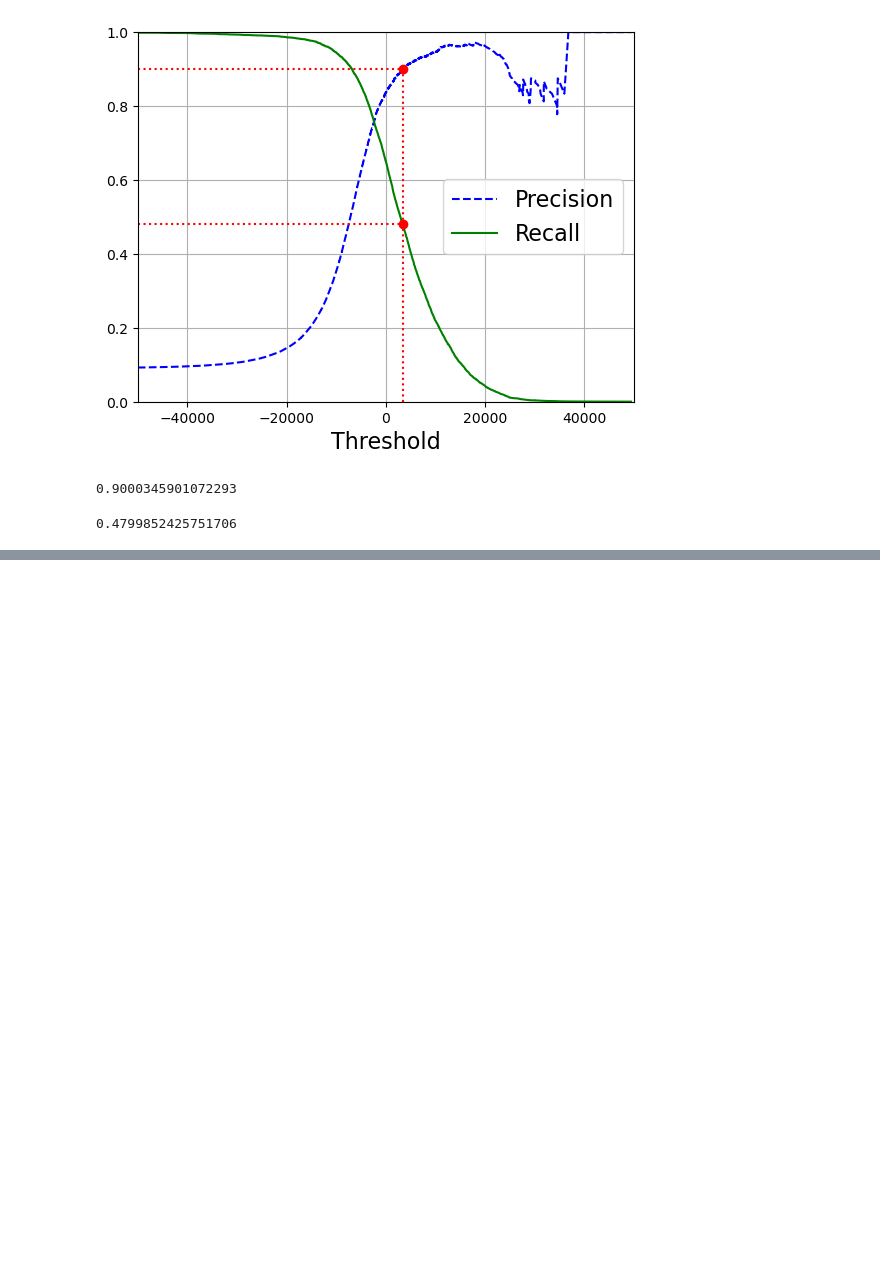
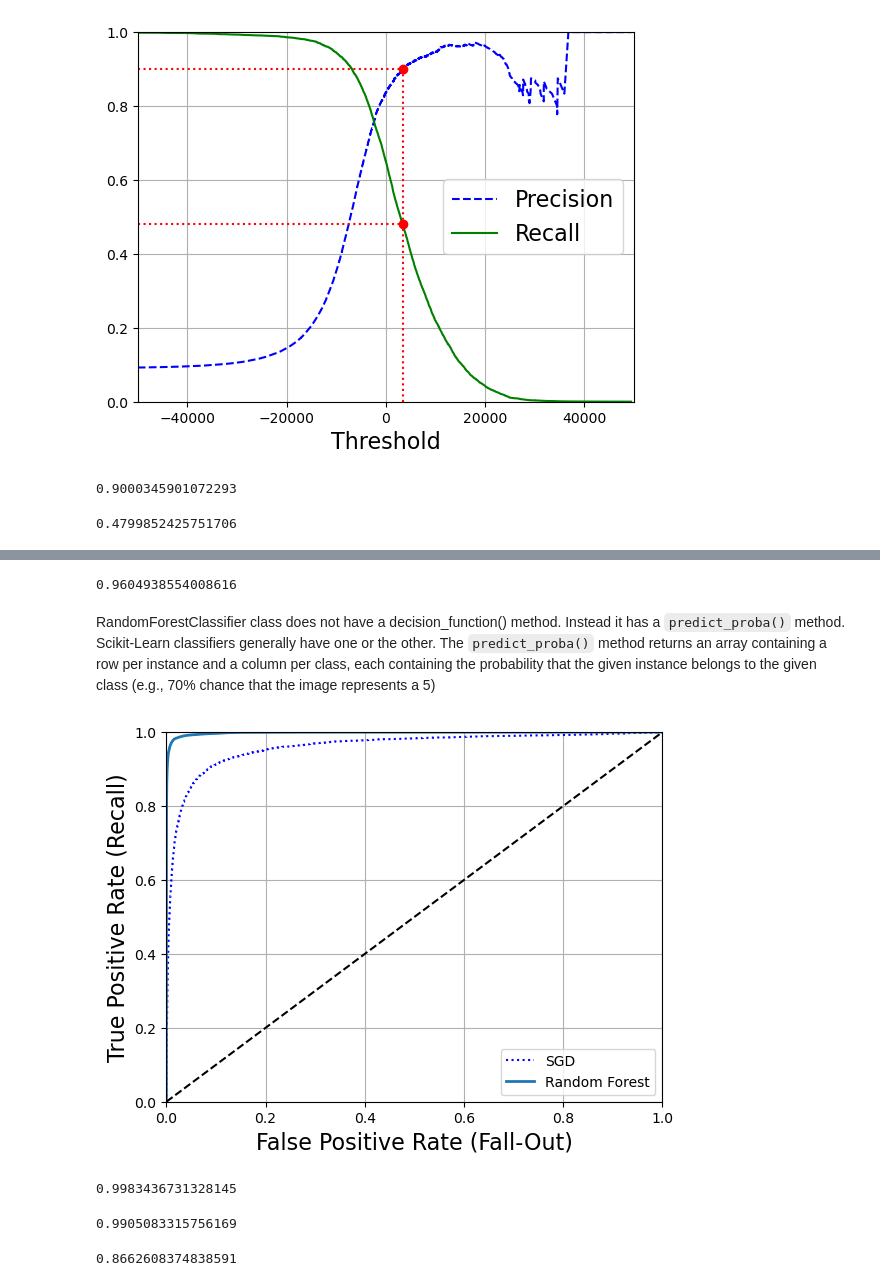
Before and after one commit to anhdo1896/UMLT, a Jupyter notebook: TextBook/Chapter_3/classifiactions.ipynb, the cells around one changed output, grey strips where cells are left out. Saved outputs shown, nothing was run; the diff lists cells and outputs as text; code cells hidden in the pictures; blank space fills up the shorter version.

```diff
--- a/TextBook/Chapter_3/classifiactions.ipynb
+++ b/TextBook/Chapter_3/classifiactions.ipynb
@@ -227,0 +255,36 @@ TNR is also called specificity. Hence the ROC curve plots sensitivity (recall) v
+# %%
+from sklearn.metrics import roc_auc_score
+
+roc_auc_score(y_train_5, y_scores)
+# %% [output]
+0.9604938554008616
+# %% [markdown]
+RandomForestClassifier class does not have a decision_function() method. Instead it has a `predict_proba()` method. Scikit-Learn classifiers generally have one or the other. The `predict_proba()` method returns an array containing a row per instance and a column per class, each containing the probability that the given instance belongs to the given class (e.g., 70% chance that the image represents a 5)
+# %%
+from sklearn.ensemble import RandomForestClassifier
+
+forest_clf = RandomForestClassifier(random_state=42)
+y_probas_forest = cross_val_predict(forest_clf, X_train, y_train_5, cv=3, method="predict_proba")
+# %%
+y_scores_forest = y_probas_forest[:, 1] # score = proba of positive class
+fpr_forest, tpr_forest, thresholds_forest = roc_curve(y_train_5, y_scores_forest)
+# %%
+plt.plot(fpr, tpr, "b:", label="SGD")
+plot_roc_curve(fpr_forest, tpr_forest, "Random Forest")
+plt.legend(loc="lower right")
+plt.show()
+# %% [output]
+[figure, added]
+# %%
+roc_auc_score(y_train_5, y_scores_forest)
+# %% [output]
+0.9983436731328145
+# %%
+y_train_pred_forest = cross_val_predict(forest_clf, X_train, y_train_5, cv=3)
+precision_score(y_train_5, y_train_pred_forest)
+# %% [output]
+0.9905083315756169
+# %%
+recall_score(y_train_5, y_train_pred_forest)
+# %% [output]
+0.8662608374838591
```
Also changed, not shown: parts of 25 cells of this notebook, 3 other files.
